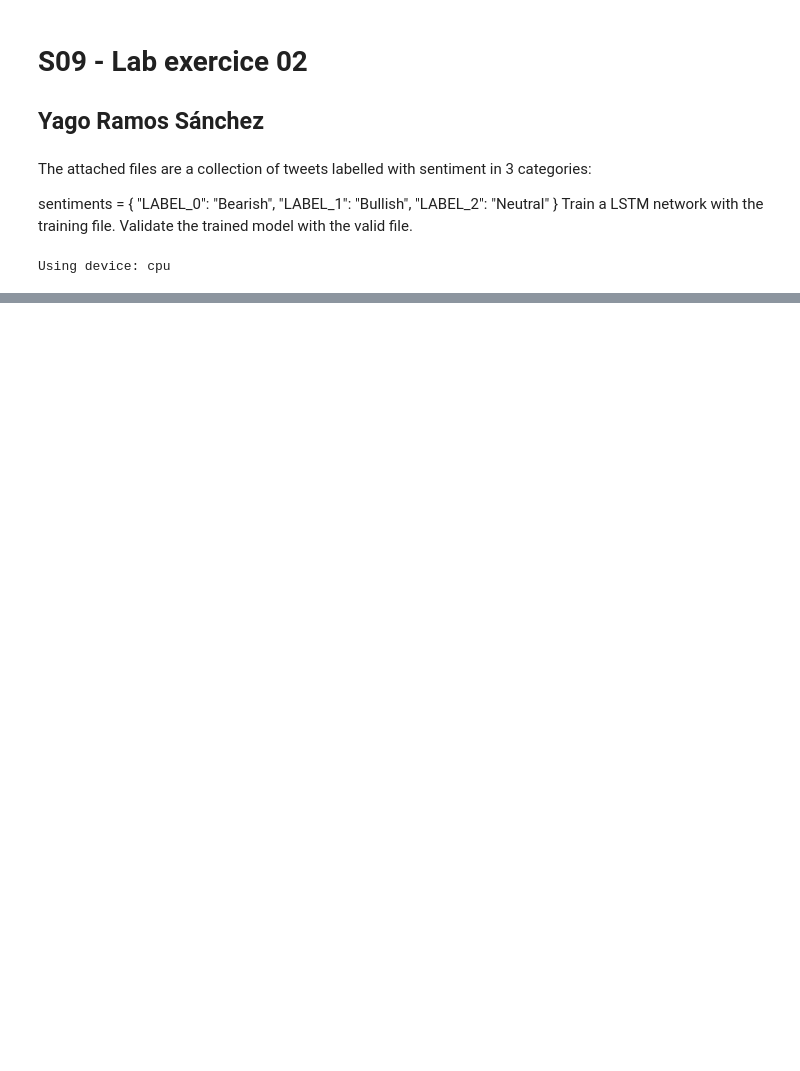
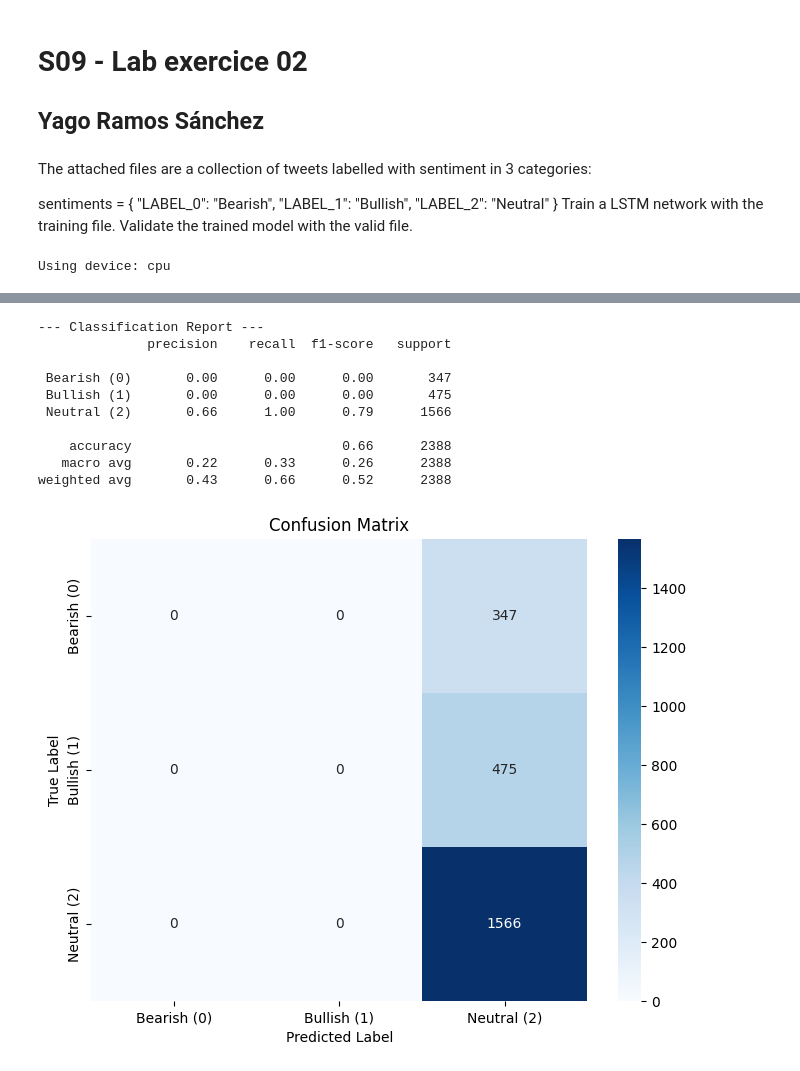
Before and after one commit to yagooramos/speech_and_language_processing, a Jupyter notebook: S09/S09_lab_02.ipynb, the cells around one changed output, grey strips where cells are left out. Cells and saved outputs as stored; diff of their text form; code cells hidden in the pictures; blank space fills up the shorter version.

```diff
--- a/S09/S09_lab_02.ipynb
+++ b/S09/S09_lab_02.ipynb
@@ -201,0 +202,44 @@ Epoch [5/5] | Loss: 0.8932 | Accuracy: 0.6474
+# %%
+# We evaluate the model on unseen data (validation set).
+# We use Precision, Recall, F1-Score, and a Confusion Matrix for a comprehensive evaluation,
+# as Accuracy alone can be misleading in imbalanced datasets.
+
+model.eval() # Set model to evaluation mode
+all_preds = []
+all_true = []
+
+# torch.no_grad() disables gradient calculation, saving memory and speeding up computation
+with torch.no_grad():
+    for inputs, labels in valid_loader:
+        inputs, labels = inputs.to(device), labels.to(device)
+        predictions = model(inputs)
+        _, predicted_classes = torch.max(predictions, dim=1)
+
+        all_preds.extend(predicted_classes.cpu().numpy())
+        all_true.extend(labels.cpu().numpy())
+
+# Generate Classification Report
+target_names = ['Bearish (0)', 'Bullish (1)', 'Neutral (2)']
+print("--- Classification Report ---")
+print(classification_report(all_true, all_preds, target_names=target_names))
+
+# Plot Confusion Matrix
+cm = confusion_matrix(all_true, all_preds)
+plt.figure(figsize=(8, 6))
+sns.heatmap(cm, annot=True, fmt='d', cmap='Blues', xticklabels=target_names, yticklabels=target_names)
+plt.title('Confusion Matrix')
+plt.ylabel('True Label')
+plt.xlabel('Predicted Label')
+plt.show()
+# %% [output]
+--- Classification Report ---
+              precision    recall  f1-score   support
+
+ Bearish (0)       0.00      0.00      0.00       347
+ Bullish (1)       0.00      0.00      0.00       475
+ Neutral (2)       0.66      1.00      0.79      1566
+
+    accuracy                           0.66      2388
+   macro avg       0.22      0.33      0.26      2388
+weighted avg       0.43      0.66      0.52      2388
+[figure, added]
```
Also changed, not shown: parts of 1 cell of this notebook.
